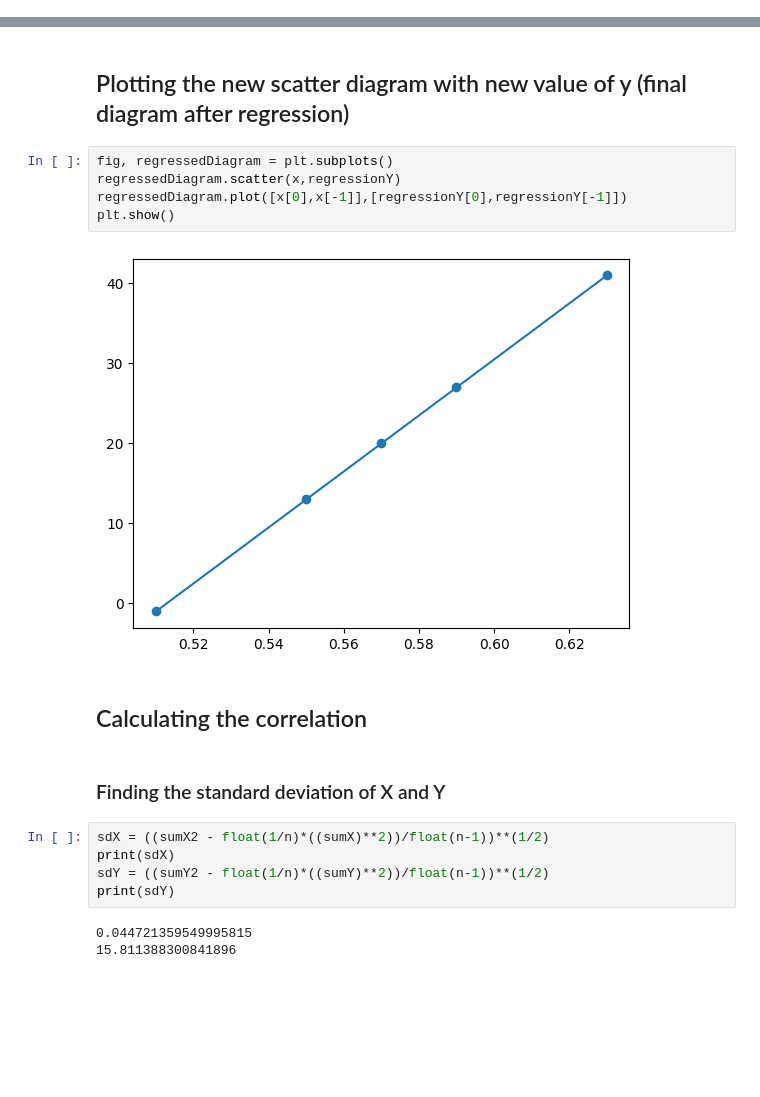
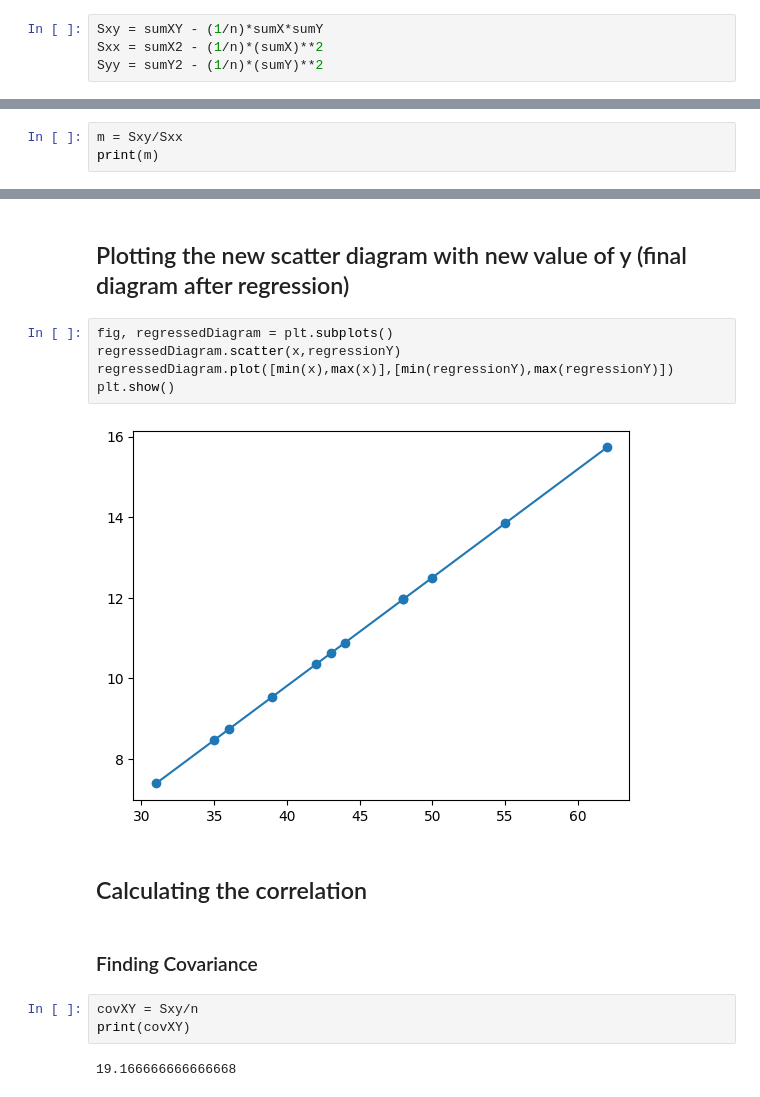
Before and after one commit to diwas7777/Regression, a Jupyter notebook: linear_regression_using_method_of_least_square.ipynb, the cells around one changed output, grey strips where cells are left out. Drawn from its saved outputs; the diff is of its cells as text; blank space fills up the shorter version.

```diff
--- a/linear_regression_using_method_of_least_square.ipynb
+++ b/linear_regression_using_method_of_least_square.ipynb
@@ -83,0 +88,4 @@ print(n)
+# %%
+Sxy = sumXY - (1/n)*sumX*sumY
+Sxx = sumX2 - (1/n)*(sumX)**2
+Syy = sumY2 - (1/n)*(sumY)**2
@@ -90,0 +102,3 @@ print(m)
+# %%
+m = Sxy/Sxx
+print(m)
@@ -118,20 +141,17 @@ for i in range(len(y)):
 # %%
 fig, regressedDiagram = plt.subplots()
 regressedDiagram.scatter(x,regressionY)
-regressedDiagram.plot([x[0],x[-1]],[regressionY[0],regressionY[-1]])
+regressedDiagram.plot([min(x),max(x)],[min(regressionY),max(regressionY)])
 plt.show()
 # %% [output]
-[figure, old version]
+[figure, new version]
 # %% [markdown]
 ## Calculating the correlation
-# %% [markdown]
-### Finding the standard deviation of X and Y
-# %%
-sdX = ((sumX2 - float(1/n)*((sumX)**2))/float(n-1))**(1/2)
-print(sdX)
-sdY = ((sumY2 - float(1/n)*((sumY)**2))/float(n-1))**(1/2)
-print(sdY)
-# %% [output]
-0.044721359549995815
-15.811388300841896
+# %% [markdown]
+### Finding Covariance
+# %%
+covXY = Sxy/n
+print(covXY)
+# %% [output]
+19.166666666666668
 # %% [markdown]
```
Also changed, not shown: parts of 13 cells of this notebook.
